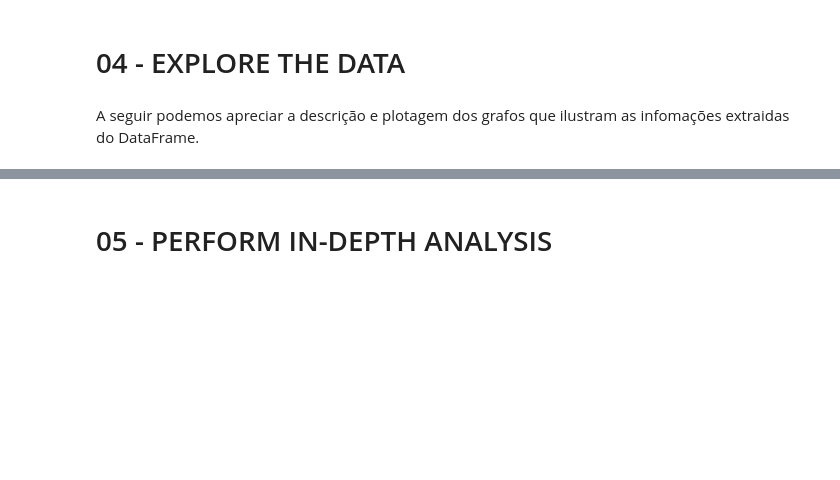
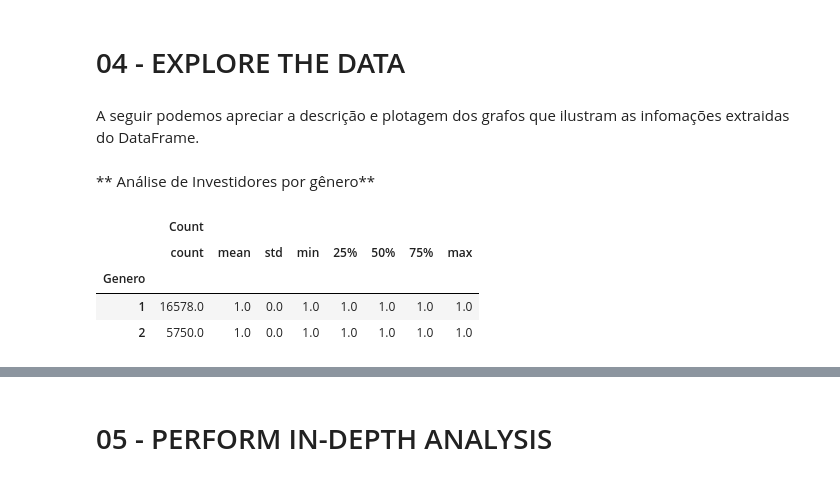
Before and after one commit to danielpiccoli1/notebooks-danielp, a Jupyter notebook: Trabalho_Final_Data_Science.ipynb, the cells around one changed output, grey strips where cells are left out. Saved outputs shown, nothing was run; the diff lists cells and outputs as text; code cells hidden in the pictures; blank space fills up the shorter version.

```diff
--- a/Trabalho_Final_Data_Science.ipynb
+++ b/Trabalho_Final_Data_Science.ipynb
@@ -113,6 +117,17 @@ df.head()
 # 04 - EXPLORE THE DATA
 # %% [markdown]
 A seguir podemos apreciar a descrição e plotagem dos grafos que ilustram as infomações extraidas do DataFrame.
+# %% [markdown]
+** Análise de Investidores por gênero**
+# %%
+# Total de Investidores de cada gênero
+df.groupby('Genero').describe()[['Count']]
+# %% [output]
+|  | Count |  |  |  |  |  |  |  |
+|  | count | mean | std | min | 25% | 50% | 75% | max |
+| Genero |  |  |  |  |  |  |  |  |
+| 1 | 16578.0 | 1.0 | 0.0 | 1.0 | 1.0 | 1.0 | 1.0 | 1.0 |
+| 2 | 5750.0 | 1.0 | 0.0 | 1.0 | 1.0 | 1.0 | 1.0 | 1.0 |
 # %%
 gen = df.groupby('Genero')['Count'].count()
 gen.plot(kind='bar')
```
Also changed, not shown: parts of 16 cells of this notebook.
